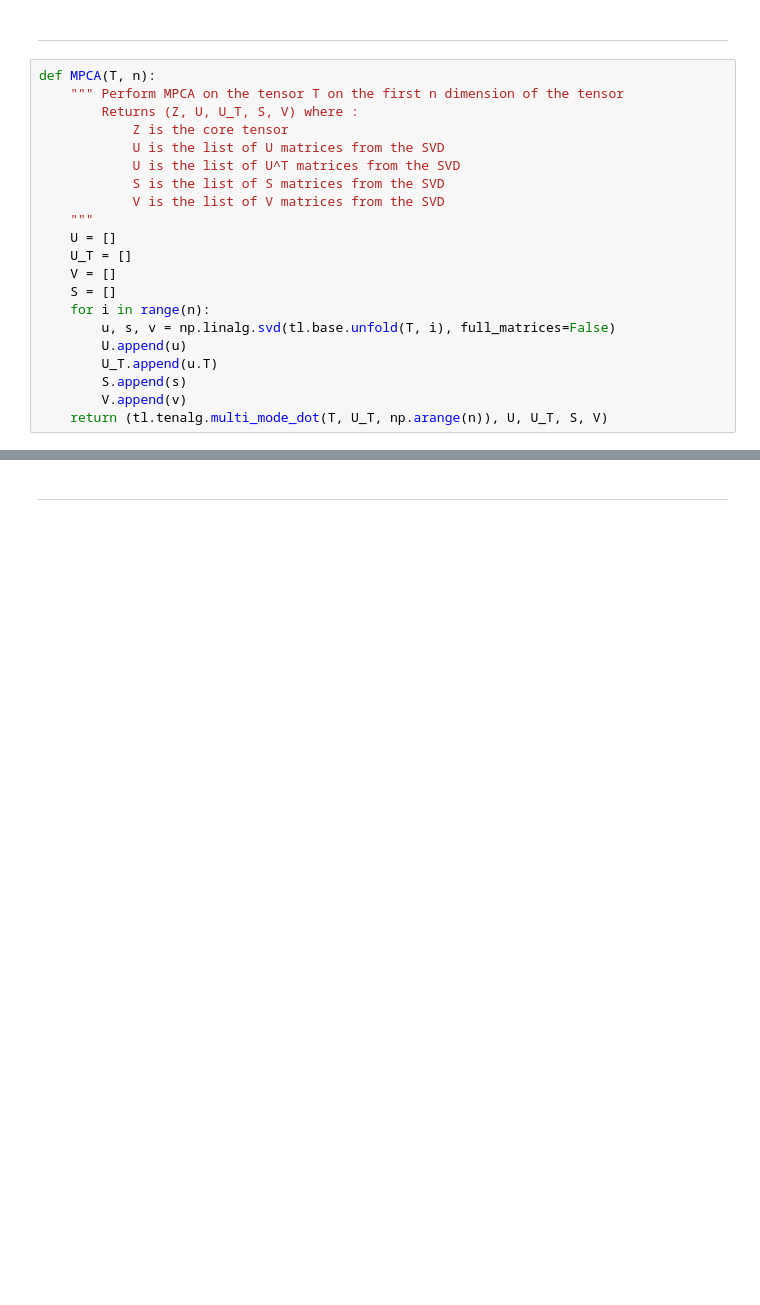
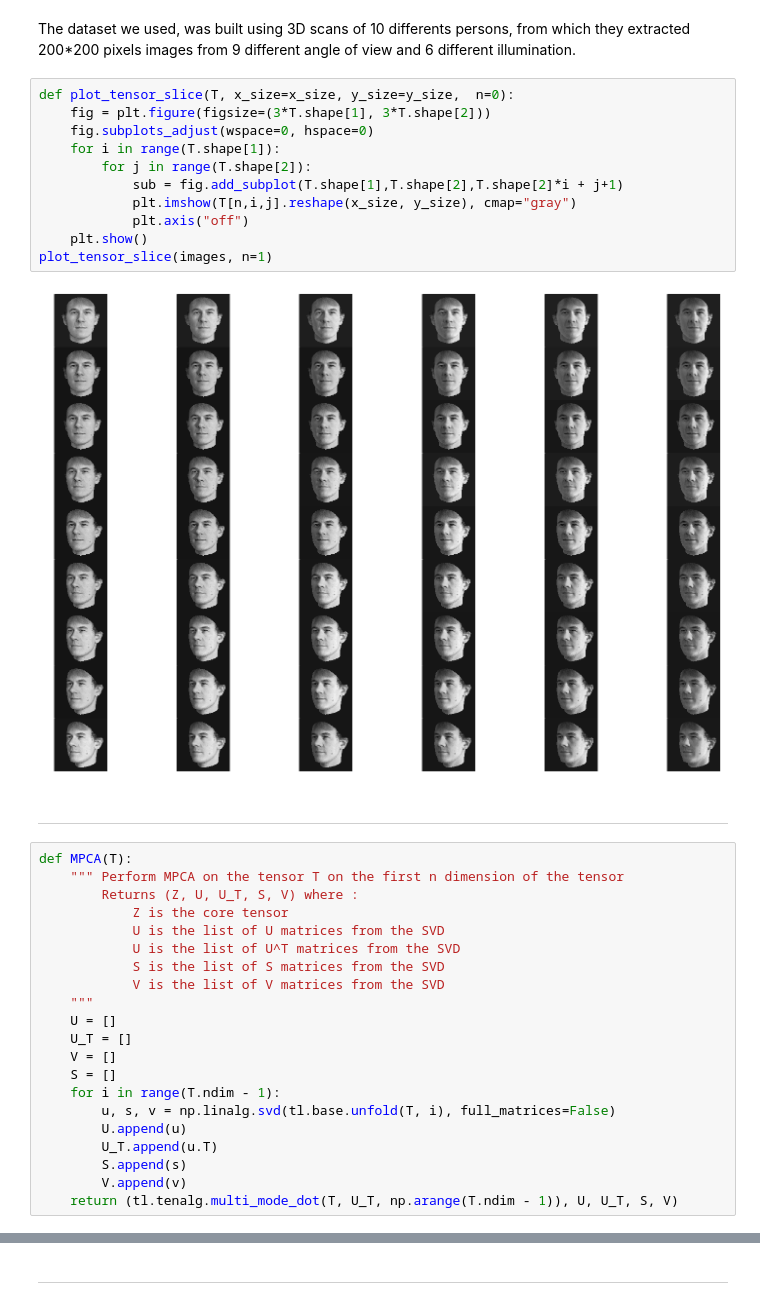
Before and after one commit to aalkhalil155/Kernalized-MICA, a Jupyter notebook: open_data.ipynb, the cells around one changed output, grey strips where cells are left out. Drawn from its saved outputs; the diff is of its cells as text; blank space fills up the shorter version.

```diff
--- a/open_data.ipynb
+++ b/open_data.ipynb
@@ -28,7 +39,22 @@ for im_name in os.listdir(path):
+# %% [markdown]
+The dataset we used, was built using 3D scans of 10 differents persons, from which they extracted 200*200 pixels images from 9 different angle of view and 6 different illumination.
+# %%
+def plot_tensor_slice(T, x_size=x_size, y_size=y_size,  n=0):
+    fig = plt.figure(figsize=(3*T.shape[1], 3*T.shape[2]))
+    fig.subplots_adjust(wspace=0, hspace=0)
+    for i in range(T.shape[1]):
+        for j in range(T.shape[2]):
+            sub = fig.add_subplot(T.shape[1],T.shape[2],T.shape[2]*i + j+1)
+            plt.imshow(T[n,i,j].reshape(x_size, y_size), cmap="gray")
+            plt.axis("off")
+    plt.show()
+plot_tensor_slice(images, n=1)
+# %% [output]
+[figure, added]
 # %% [markdown]
 -----------------
 # %%
-def MPCA(T, n):
+def MPCA(T):
     """ Perform MPCA on the tensor T on the first n dimension of the tensor
         Returns (Z, U, U_T, S, V) where :
             Z is the core tensor
@@ -41,11 +67,11 @@ def MPCA(T, n):
     U_T = []
     V = []
     S = []
-    for i in range(n):
+    for i in range(T.ndim - 1):
         u, s, v = np.linalg.svd(tl.base.unfold(T, i), full_matrices=False)
         U.append(u)
         U_T.append(u.T)
         S.append(s)
         V.append(v)
-    return (tl.tenalg.multi_mode_dot(T, U_T, np.arange(n)), U, U_T, S, V)
+    return (tl.tenalg.multi_mode_dot(T, U_T, np.arange(T.ndim - 1)), U, U_T, S, V)
 # %%
```
Also changed, not shown: parts of 32 cells of this notebook.
